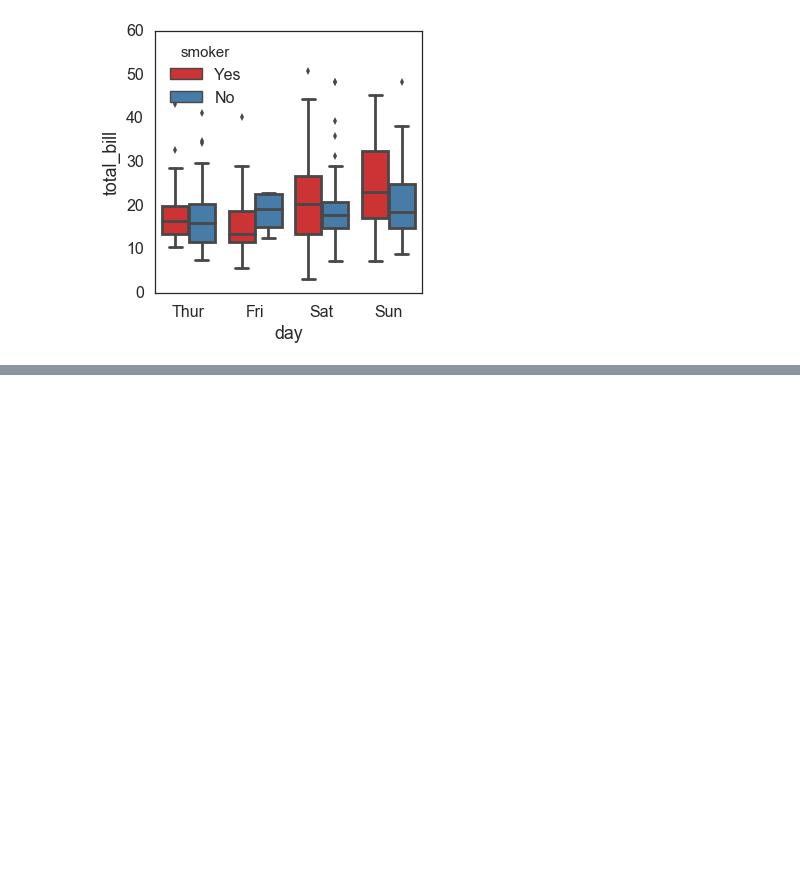
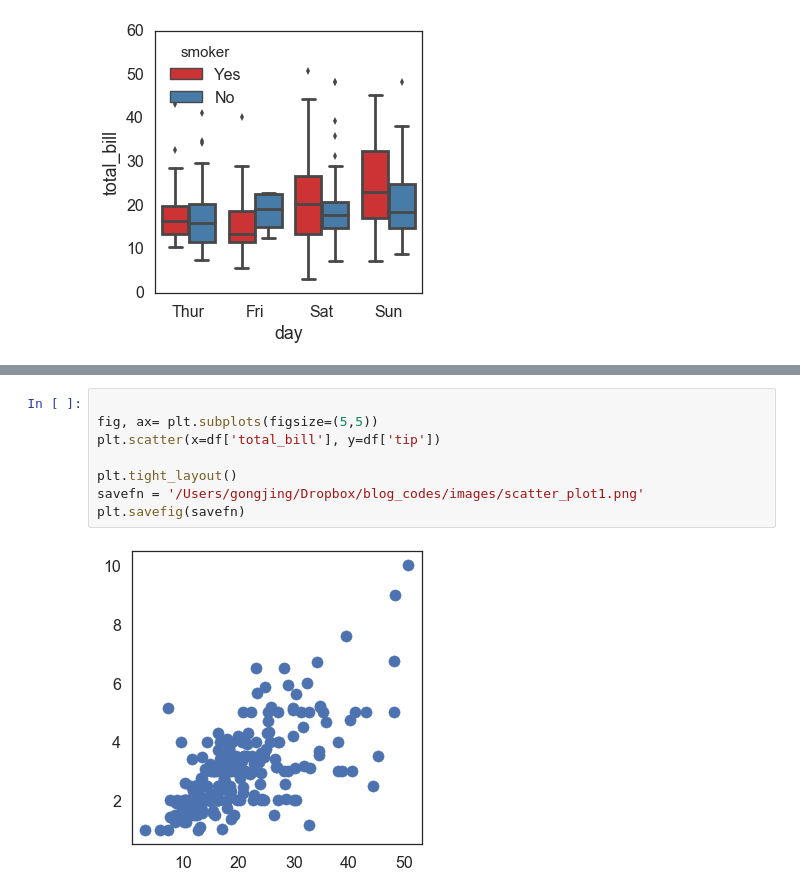
Before and after one commit to Tsinghua-gongjing/blog_codes, a Jupyter notebook: scripts/python_basic_plots.ipynb, the cells around one changed output, grey strips where cells are left out. Drawn from its saved outputs; the diff is of its cells as text; blank space fills up the shorter version.

```diff
--- a/scripts/python_basic_plots.ipynb
+++ b/scripts/python_basic_plots.ipynb
@@ -93,0 +126,10 @@ plt.savefig(savefn)
+# %%
+
+fig, ax= plt.subplots(figsize=(5,5))
+plt.scatter(x=df['total_bill'], y=df['tip'])
+
+plt.tight_layout()
+savefn = '/Users/gongjing/Dropbox/blog_codes/images/scatter_plot1.png'
+plt.savefig(savefn)
+# %% [output]
+[figure, added]
```
Also changed, not shown: parts of 24 cells of this notebook, 11 other files.
